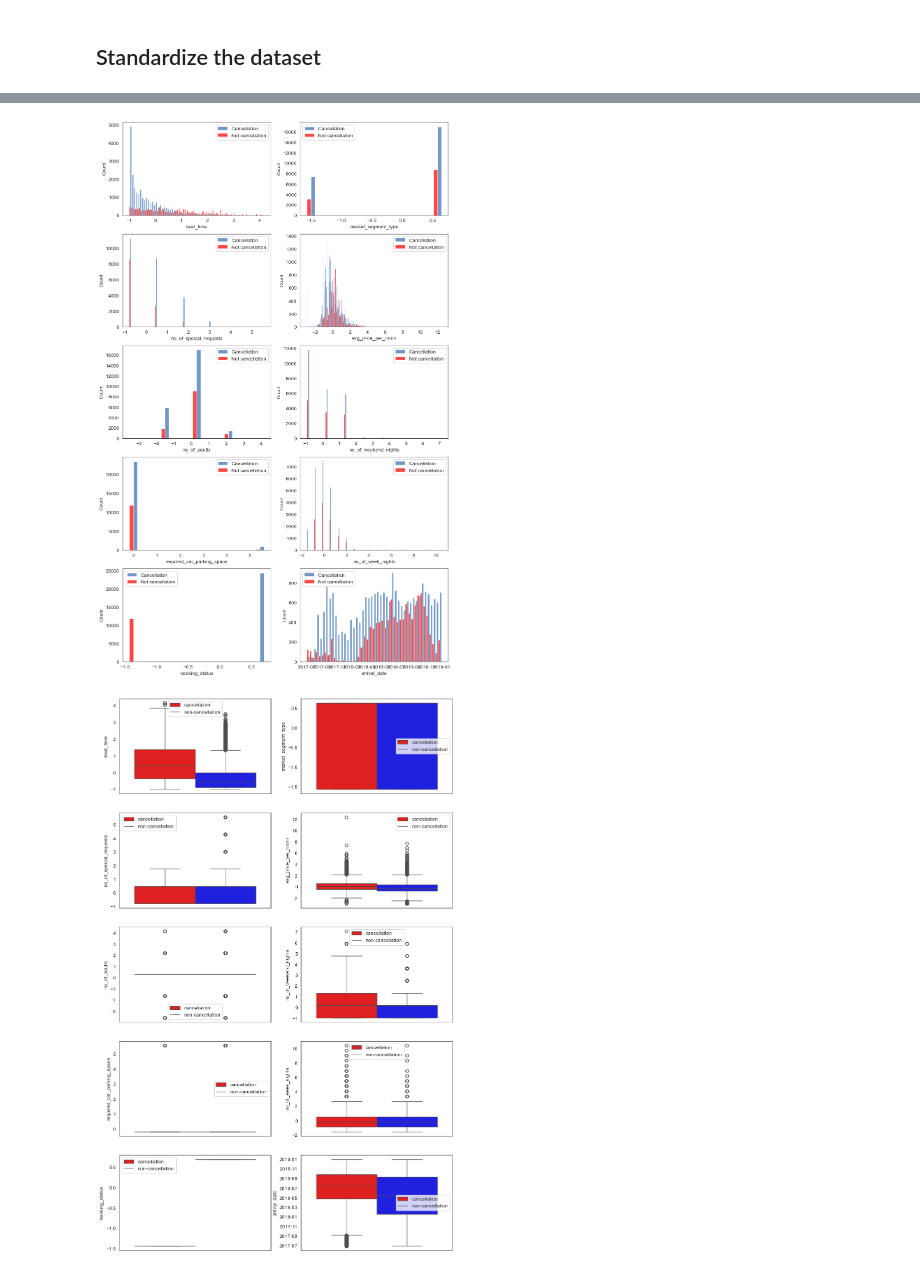
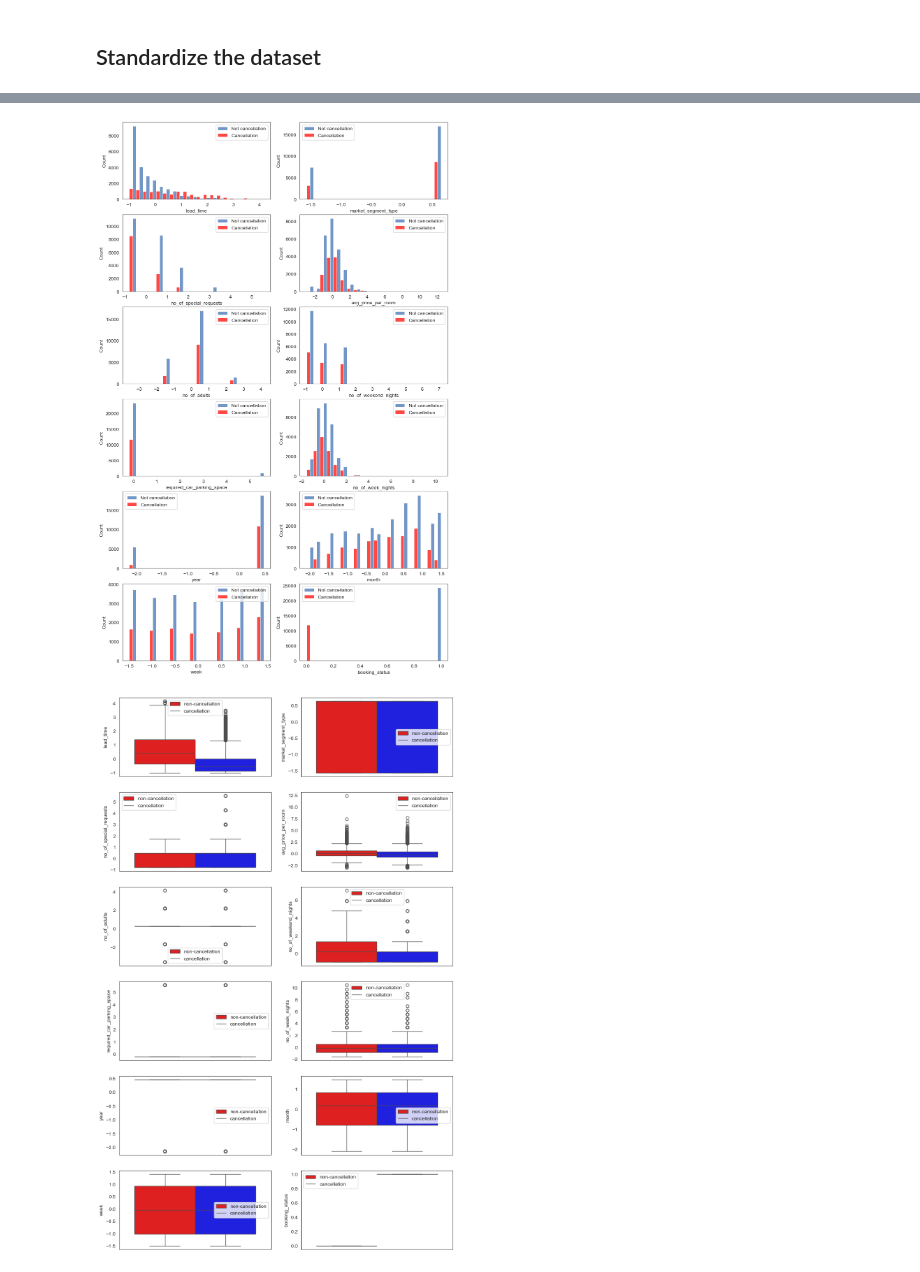
Before and after one commit to notfakearcher/yanjun, a Jupyter notebook: projects/statistics/central_tendency/cancellation _booking/cancellation_booking.ipynb, the cells around one changed output, grey strips where cells are left out. Cells and saved outputs as stored; diff of their text form; code cells hidden in the pictures.

```diff
--- a/projects/statistics/central_tendency/cancellation _booking/cancellation_booking.ipynb
+++ b/projects/statistics/central_tendency/cancellation _booking/cancellation_booking.ipynb
@@ -129,7 +154,0 @@ plt.show()
-# %%
-# visualize the whole year cancellation and not-cancellation
-sns.set_style('white')
-# sns.histplot(data = booking, x = 'arrival_date', hue = 'booking_status', bins = 20, multiple = 'stack')
-sns.histplot(data = booking, x = 'arrival_date', hue = 'booking_status', bins = 20, multiple = 'dodge')
-plt.legend(title = 'booking_status', loc = 'upper left', labels = ['Cancellation', 'Not cancellation'])
-plt.show()
@@ -147,0 +178,6 @@ plt.show()
+# %%
+# add year and month and the date of the datetime in the data
+booking1['year'] = booking1['arrival_date'].dt.year
+booking1['month'] = booking1['arrival_date'].dt.month
+booking1['week'] = booking1['arrival_date'].dt.day_of_week
+booking1
@@ -148,9 +198,10 @@ plt.show()
 # %% [markdown]
 ## Standardize the dataset
 # %%
-# because the arrival_date_time is datetime, so need to visualize the data exclude this feature
-booking1 = booking.copy()
-booking1 = booking.drop(columns = 'arrival_date')
+# do not standized the target, because logistic regression need the target integer
+booking2 = booking1.copy()
+booking2 = booking1.drop(columns = ['arrival_date', 'booking_status'])
 std = StandardScaler()
-# standardize the dataset
-booking1.iloc[:,:] = std.fit_transform(booking1.iloc[:,:])
+# standardize the dataset without target
+booking2.iloc[:,:] = std.fit_transform(booking2.iloc[:,:])
+booking2['booking_status'] = booking1['booking_status']
@@ -175,20 +208,20 @@ booking1
 # %%
 # visualize the dataset after standardized
-fig, axes = plt.subplots(nrows = 5, ncols = 2, figsize = (12, 20))
+fig, axes = plt.subplots(nrows = 6, ncols = 2, figsize = (12, 20))
 axes = np.ravel(axes)
-for i,j in enumerate(booking1.columns):
-  sns.histplot(data = booking1, x = j, ax = axes[i], hue = 'booking_status', palette = ["#FF0B04", "#4374B3"], multiple = 'dodge')
-  axes[i].legend(labels = ['Cancellation', 'Not cancellation'])
+for i,j in enumerate(booking2.columns):
+  sns.histplot(data = booking2, x = j, ax = axes[i], hue = 'booking_status',bins = 20, palette = ["#FF0B04", "#4374B3"], multiple = 'dodge')
+  axes[i].legend(labels = ['Not cancellation','Cancellation'])
 plt.show()
 # %% [output]
-[figure, old version]
+[figure, new version]
 # %%
 # plot the boxplot so that we ca see the outliers
-fig, axes = plt.subplots(5,2, figsize = (12, 20))
+fig, axes = plt.subplots(6,2, figsize = (12, 20))
 axes = np.ravel(axes)
-for i, j in enumerate(booking1.columns):
-  sns.boxplot(data = booking1, y = j, hue = 'booking_status',palette = ['red', 'blue'], ax = axes[i])
-  axes[i].legend(['cancellation', 'non-cancellation'])
+for i, j in enumerate(booking2.columns):
+  sns.boxplot(data = booking2, y = j, hue = 'booking_status',palette = ['red', 'blue'], ax = axes[i])
+  axes[i].legend(['non-cancellation', 'cancellation'])
 plt.show()
 # %% [output]
-[figure, old version]
+[figure, new version]
```
Also changed, not shown: parts of 26 cells of this notebook.
